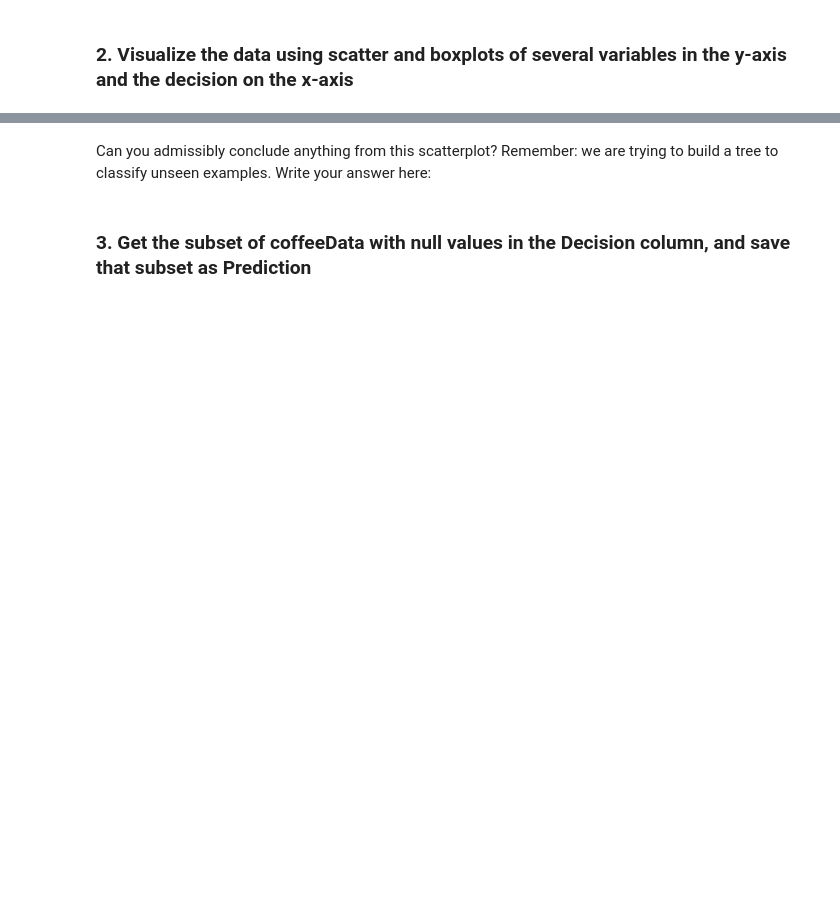
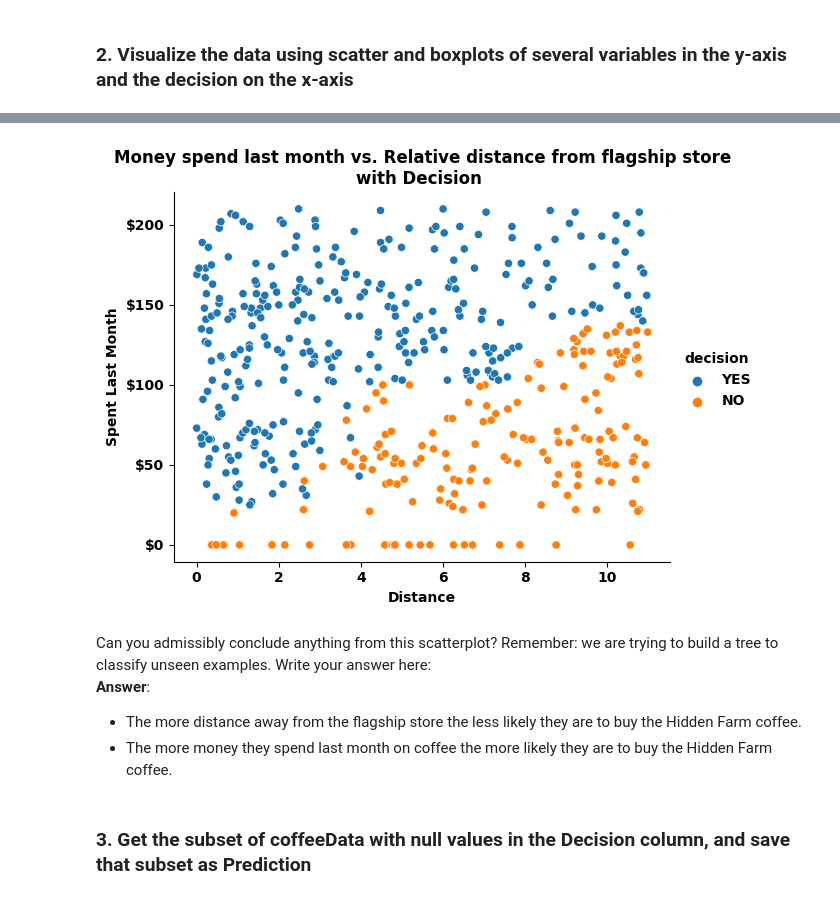
Before and after one commit to jonnross88/Springboard, a Jupyter notebook: u14_supervised_learning/Decision Tree Specialty Coffee Case Study/Springboard Decision Tree Specialty Coffee Case Study - Tier 3.ipynb, the cells around one changed output, grey strips where cells are left out. Saved outputs shown, nothing was run; the diff lists cells and outputs as text; code cells hidden in the pictures; blank space fills up the shorter version.

```diff
--- a/u14_supervised_learning/Decision Tree Specialty Coffee Case Study/Springboard Decision Tree Specialty Coffee Case Study - Tier 3.ipynb
+++ b/u14_supervised_learning/Decision Tree Specialty Coffee Case Study/Springboard Decision Tree Specialty Coffee Case Study - Tier 3.ipynb
@@ -265,5 +274,18 @@ _ _ _
+# %%
+# Make a scatterplot on NOPrediction, where x is distance, y is spent_last_month and hue is Decision
+g = sns.scatterplot(x='Distance', y='spent_last_month', hue='decision', data=NOPrediction)
+g.set(title='Money spend last month vs. Relative distance from flagship store\nwith Decision ', xlabel='Distance', ylabel='Spent Last Month')
+g.yaxis.set_major_formatter('${x:1.0f}')
+sns.move_legend(g, loc='upper left', bbox_to_anchor=(1, 0.6), frameon=False)
+sns.despine()
+plt.show()
+# %% [output]
+[figure, added]
 # %% [markdown]
-Can you admissibly conclude anything from this scatterplot? Remember: we are trying to build a tree to classify unseen examples. Write your answer here:
+Can you admissibly conclude anything from this scatterplot? Remember: we are trying to build a tree to classify unseen examples. Write your answer here:<br>
+**Answer**:
+- The more distance away from the flagship store the less likely they are to buy the Hidden Farm coffee.
+- The more money they spend last month on coffee the more likely they are to buy the Hidden Farm coffee.
 # %% [markdown]
 ### 3. Get the subset of coffeeData with null values in the Decision column, and save that subset as Prediction
 # %%
```
Also changed, not shown: parts of 11 cells of this notebook.
